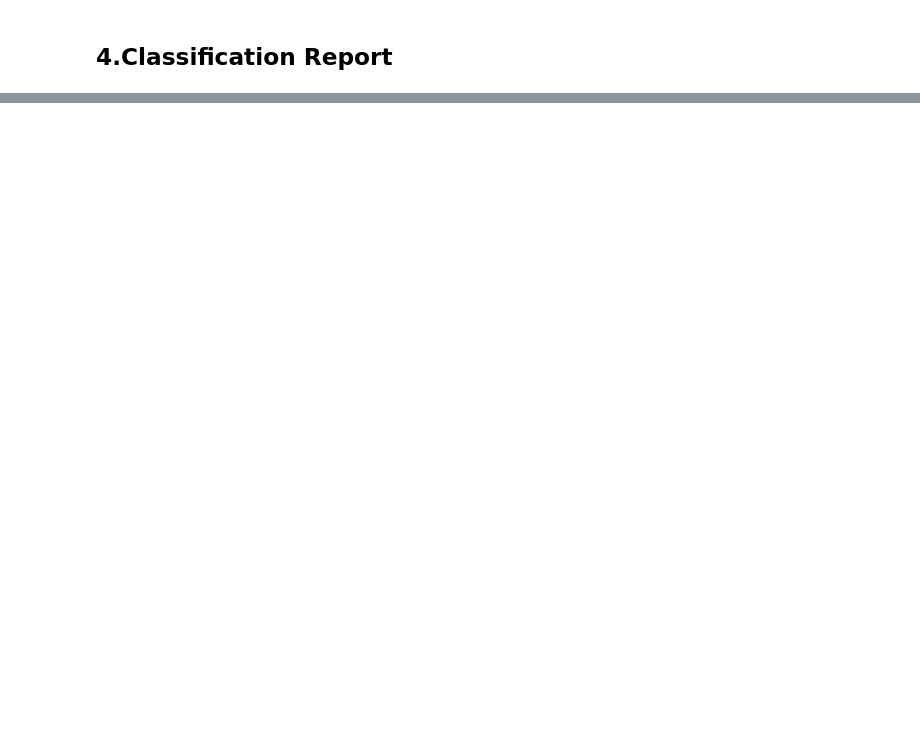
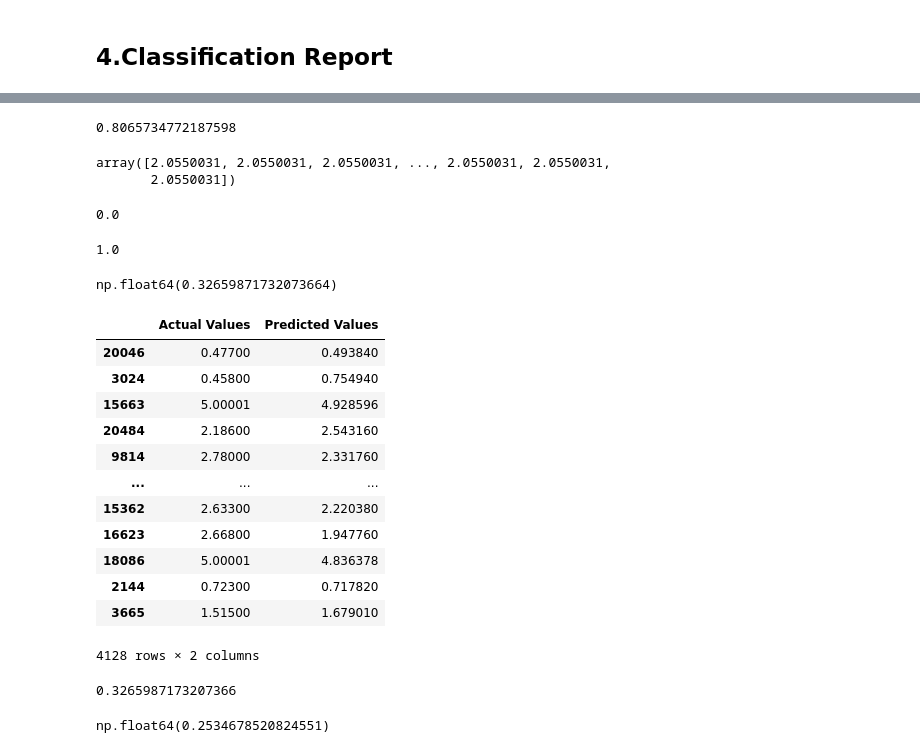
Before and after one commit to Dharshansk16/Machine-Learning-Data-Modelling-, a Jupyter notebook: Scikit_Learn/Introduction_to_scikit-learn.ipynb, the cells around one changed output, grey strips where cells are left out. Drawn from its saved outputs; the diff is of its cells as text; code cells hidden in the pictures; blank space fills up the shorter version.

Commit message:
Evaluating Regression Model sklearn

```diff
--- a/Scikit_Learn/Introduction_to_scikit-learn.ipynb
+++ b/Scikit_Learn/Introduction_to_scikit-learn.ipynb
@@ -1096,0 +1120,78 @@ weighted avg       0.81      0.80      0.80        61
+# %%
+# R^2
+from sklearn.ensemble import RandomForestRegressor
+
+np.random.seed(42)
+X = california_df.drop("target", axis=1)
+Y = california_df["target"]
+
+X_train , X_test , Y_train , Y_test = train_test_split(X,Y , test_size=0.2)
+
+model = RandomForestRegressor()
+model.fit(X_train , Y_train);
+# %%
+model.score(X_test, Y_test)
+# %% [output]
+0.8065734772187598
+# %%
+from sklearn.metrics import r2_score
+
+#Fill the array with Y_test mean
+
+y_test_mean  = np.full(len(Y_test), Y_test.mean()) #Here the array is created whose each value is mean value of Y_test
+y_test_mean
+# %% [output]
+array([2.0550031, 2.0550031, 2.0550031, ..., 2.0550031, 2.0550031,
+       2.0550031])
+# %%
+r2_score(Y_test, y_test_mean)
+# %% [output]
+0.0
+# %%
+r2_score(Y_test , Y_test)
+# %% [output]
+1.0
+# %%
+#2.Mean Absolute Error
+from sklearn.metrics import mean_absolute_error
+
+y_preds = model.predict(X_test)
+mae = mean_absolute_error(Y_test, y_preds)
+mae
+# %% [output]
+np.float64(0.32659871732073664)
+# %%
+df = pd.DataFrame({"Actual Values":Y_test,
+                   "Predicted Values":y_preds})
+df
+# %% [output]
+|  | Actual Values | Predicted Values |
+| 20046 | 0.47700 | 0.493840 |
+| 3024 | 0.45800 | 0.754940 |
+| 15663 | 5.00001 | 4.928596 |
+| 20484 | 2.18600 | 2.543160 |
+| 9814 | 2.78000 | 2.331760 |
+| ... | ... | ... |
+| 15362 | 2.63300 | 2.220380 |
+| 16623 | 2.66800 | 1.947760 |
+| 18086 | 5.00001 | 4.836378 |
+| 2144 | 0.72300 | 0.717820 |
+| 3665 | 1.51500 | 1.679010 |
+4128 rows × 2 columns
+# %%
+df["difference"] = abs(df["Predicted Values"] - df["Actual Values"])
+total = sum(df["difference"])
+total/len(Y_test)
+ #Indicates that prediction our model will make predictions with an mean error of +-=0.3266
+# %% [output]
+0.3265987173207366
+# %%
+#3. Mean Squared Error
+
+from sklearn.metrics import mean_squared_error
+
+y_preds = model.predict(X_test)
+mse = mean_squared_error(Y_test, y_preds)
+mse
+# %% [output]
+np.float64(0.2534678520824551)
```
Also changed, not shown: parts of 32 cells of this notebook.
